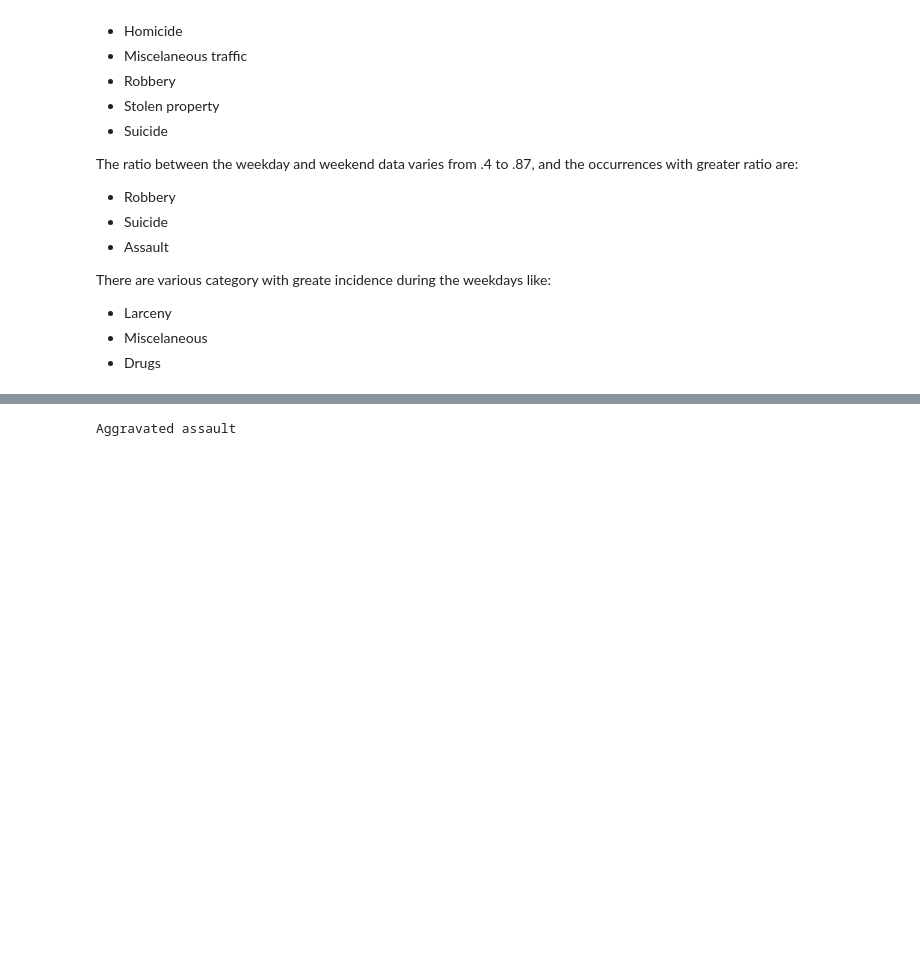
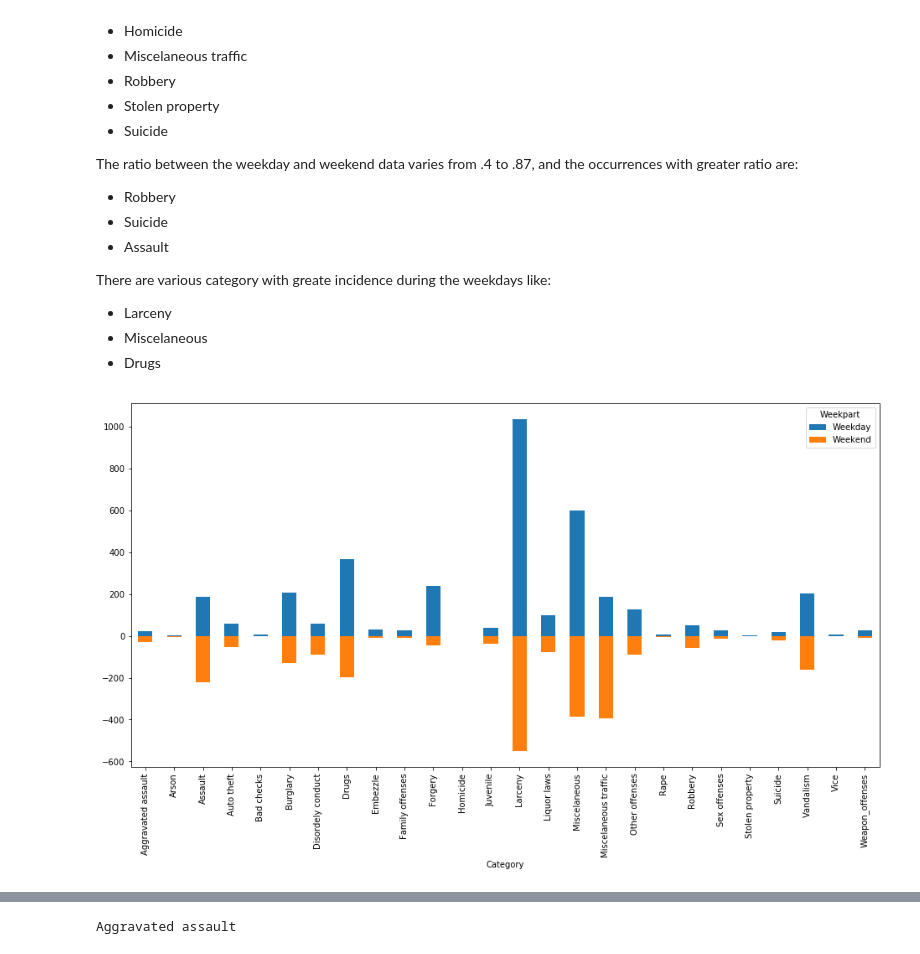
Before and after one commit to abugim/Minority-Report, a Jupyter notebook: Time Analysis.ipynb, the cells around one changed output, grey strips where cells are left out. Cells and saved outputs as stored; diff of their text form; code cells hidden in the pictures; blank space fills up the shorter version.

```diff
--- a/Time Analysis.ipynb
+++ b/Time Analysis.ipynb
@@ -175,4 +188,7 @@ There are various category with greate incidence during the weekdays like:
 # %%
 # Bar plot weekly crimes
 cat_weekpart_pt['Weekend'] = - cat_weekpart_pt['Weekend']
 cat_weekpart_pt.plot.bar(figsize=(16, 8), stacked=True)
+cat_weekpart_pt['Weekend'] = - cat_weekpart_pt['Weekend']
+# %% [output]
+[figure, added]
```
Also changed, not shown: parts of 4 cells of this notebook.
